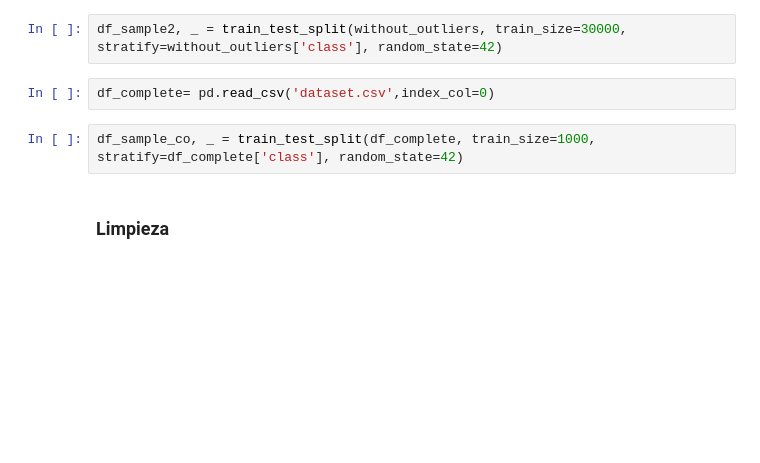
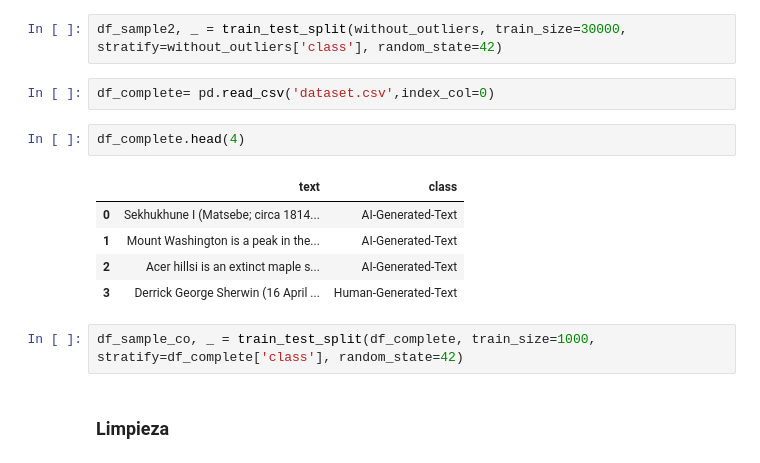
Before and after one commit to AnaNofuentes/Text-Analyzer-Human-vs-AI, a Jupyter notebook: texto_sin_outliers.ipynb, the cells around one changed output. Drawn from its saved outputs; the diff is of its cells as text; blank space fills up the shorter version.

```diff
--- a/texto_sin_outliers.ipynb
+++ b/texto_sin_outliers.ipynb
@@ -22,6 +38,14 @@ df_sample, _ = train_test_split(without_outliers, train_size=1000, stratify=with
 df_sample2, _ = train_test_split(without_outliers, train_size=30000, stratify=without_outliers['class'], random_state=42)
 # %%
 df_complete= pd.read_csv('dataset.csv',index_col=0)
+# %%
+df_complete.head(4)
+# %% [output]
+|  | text | class |
+| 0 | Sekhukhune I (Matsebe; circa 1814... | AI-Generated-Text |
+| 1 | Mount Washington is a peak in the... | AI-Generated-Text |
+| 2 | Acer hillsi is an extinct maple s... | AI-Generated-Text |
+| 3 | Derrick George Sherwin (16 April ... | Human-Generated-Text |
 # %%
 df_sample_co, _ = train_test_split(df_complete, train_size=1000, stratify=df_complete['class'], random_state=42)
 # %% [markdown]
```
Also changed, not shown: parts of 6 cells of this notebook, 1 other file.
